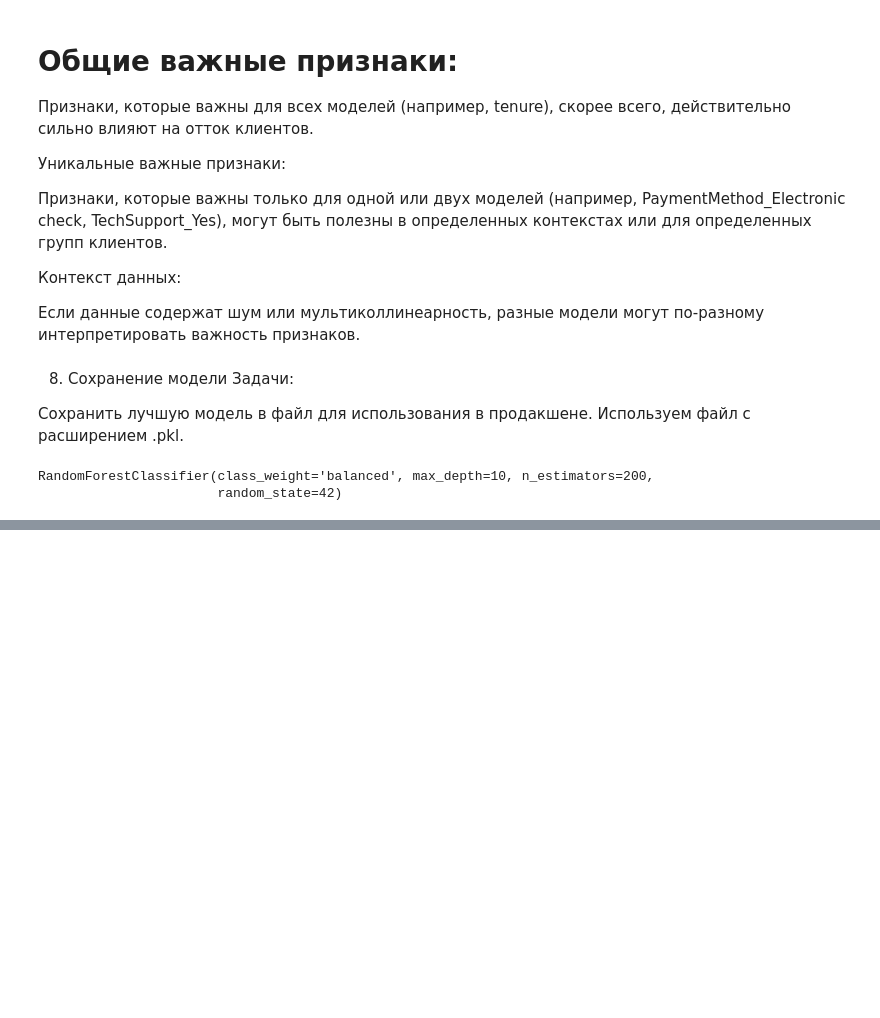
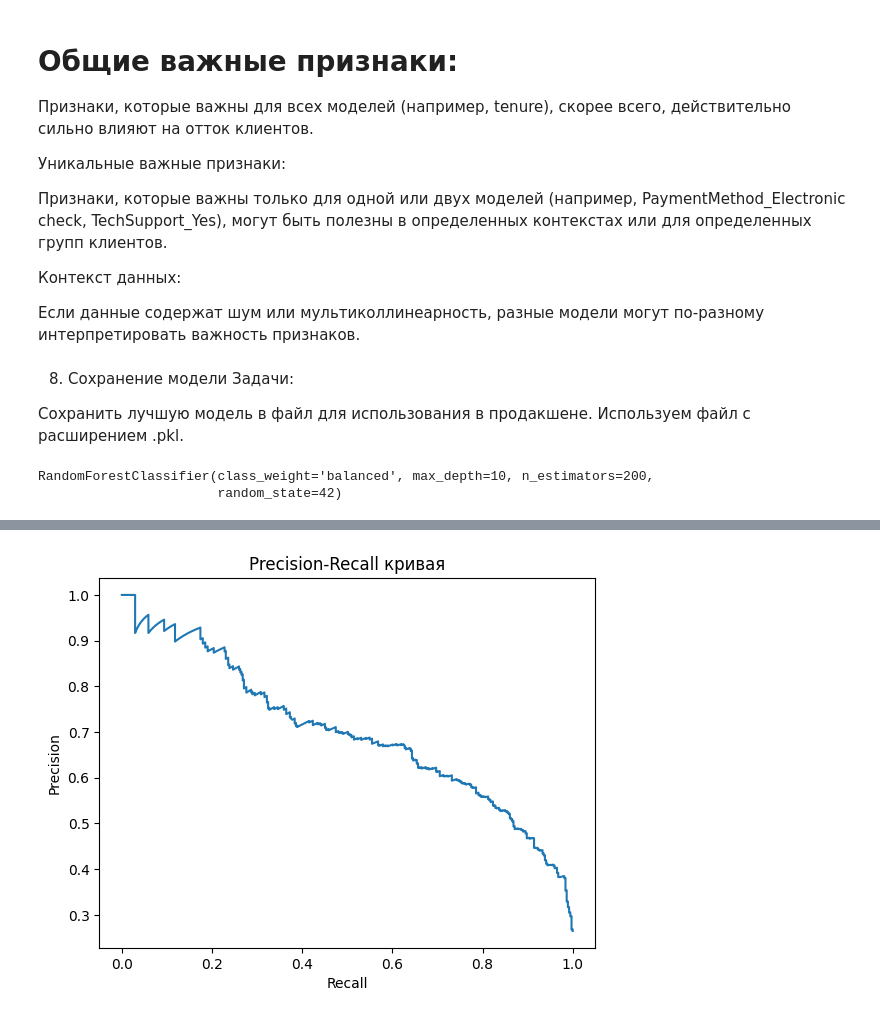
Before and after one commit to nephelim74/machinelearn, a Jupyter notebook: ml_dz11.ipynb, the cells around one changed output, grey strips where cells are left out. Cells and saved outputs as stored; diff of their text form; code cells hidden in the pictures; blank space fills up the shorter version.

```diff
--- a/ml_dz11.ipynb
+++ b/ml_dz11.ipynb
@@ -525,0 +649,11 @@ print("Вероятности оттока:", probabilities[:, 1])
+# %%
+from sklearn.metrics import precision_recall_curve
+
+precision, recall, thresholds = precision_recall_curve(y_test, y_probs)
+plt.plot(recall, precision)
+plt.xlabel('Recall')
+plt.ylabel('Precision')
+plt.title('Precision-Recall кривая')
+plt.show()
+# %% [output]
+[figure, added]
```
Also changed, not shown: parts of 9 cells of this notebook.
